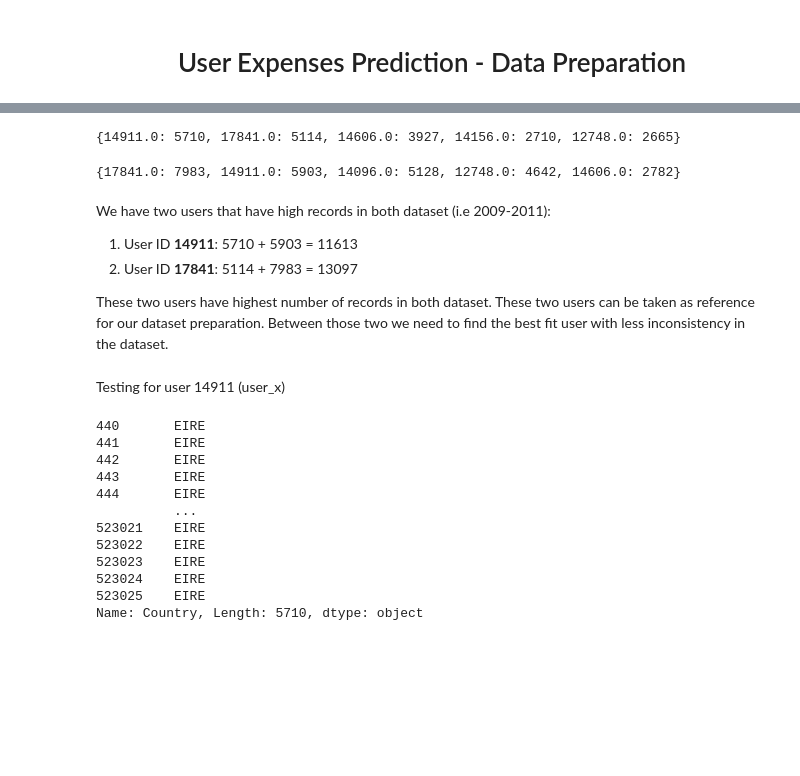
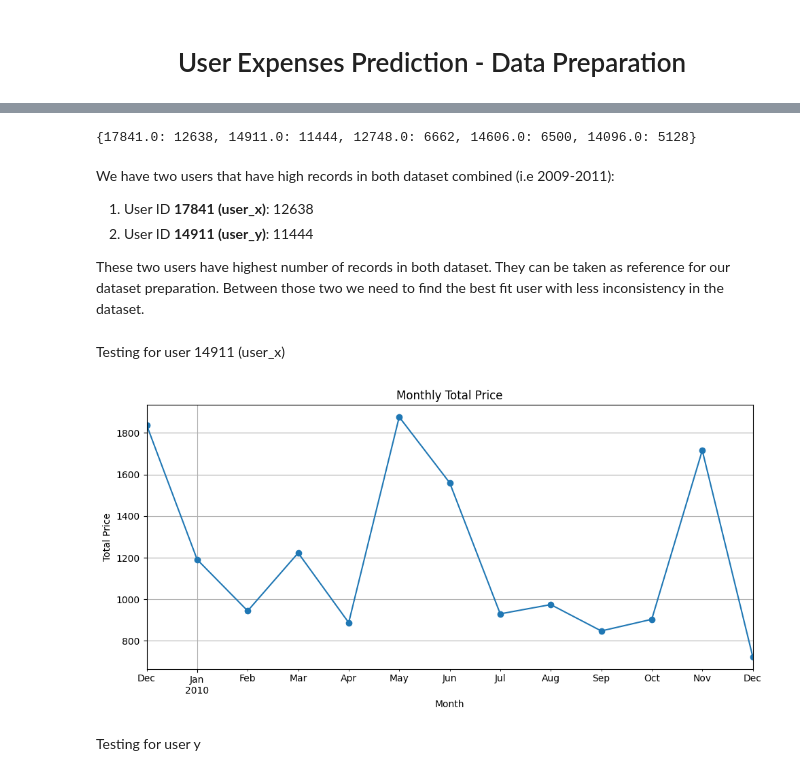
Before and after one commit to BipinNeupane/User-Expenses-Prediction, a Jupyter notebook: data_preprocessing_and_merging.ipynb, the cells around one changed output, grey strips where cells are left out. Cells and saved outputs as stored; diff of their text form; code cells hidden in the pictures; blank space fills up the shorter version.

Commit message:
Cleaned dataset for only one user

```diff
--- a/data_preprocessing_and_merging.ipynb
+++ b/data_preprocessing_and_merging.ipynb
@@ -6,4 +6,4 @@ import numpy as np
 # %%
 # Sheet has two tabs so we import both tabs
-df1 = pd.read_excel('dataset.xlsx', sheet_name=0)  # First sheet
-df2 = pd.read_excel('dataset.xlsx', sheet_name=1)  # Second sheet
+df1 = pd.read_excel('raw_dataset.xlsx', sheet_name=0)  # First sheet
+df2 = pd.read_excel('raw_dataset.xlsx', sheet_name=1)  # Second sheet
@@ -10,36 +49,31 @@ df2 = pd.read_excel('dataset.xlsx', sheet_name=1)  # Second sheet
 # %%
-mode_df1 = df1['Customer ID'].value_counts().to_dict()
-top_5_df1 = dict(list(mode_df1.items())[:5])
+mode_df = df['Customer ID'].value_counts().to_dict()
+top_5_df1 = dict(list(mode_df.items())[:5])
 print(top_5_df1)
 # %% [output]
-{14911.0: 5710, 17841.0: 5114, 14606.0: 3927, 14156.0: 2710, 12748.0: 2665}
+{17841.0: 12638, 14911.0: 11444, 12748.0: 6662, 14606.0: 6500, 14096.0: 5128}
-# %%
-mode_df2 = df2['Customer ID'].value_counts().to_dict()
-top_5_df2 = dict(list(mode_df2.items())[:5])
-print(top_5_df2)
-# %% [output]
-{17841.0: 7983, 14911.0: 5903, 14096.0: 5128, 12748.0: 4642, 14606.0: 2782}
 # %% [markdown]
-We have two users that have high records in both dataset (i.e 2009-2011):
-1. User ID <b>14911</b>: 5710 + 5903 = 11613
-2. User ID <b>17841</b>: 5114 + 7983 = 13097
+We have two users that have high records in both dataset combined (i.e 2009-2011):
+1. User ID <b>17841 (user_x)</b>: 12638
+2. User ID <b>14911 (user_y)</b>: 11444
 
-These two users have highest number of records in both dataset. These two users can be taken as reference for our dataset preparation. Between those two we need to find the best fit user with less inconsistency in the dataset.
+These two users have highest number of records in both dataset. They can be taken as reference for our dataset preparation. Between those two we need to find the best fit user with less inconsistency in the dataset.
 # %% [markdown]
 Testing for user 14911 (user_x)
 # %%
-user_x = df1[df1['Customer ID'] == 14911]
-user_x.set_index('InvoiceDate').sort_index()
+user_x = df1[df1['Customer ID'] == 17841]
+user_x.set_index('InvoiceDate',inplace=True)
+user_x.sort_index(inplace=True)
-# %% [output]
-440       EIRE
-441       EIRE
-442       EIRE
-443       EIRE
-444       EIRE
-          ...
-523021    EIRE
-523022    EIRE
-523023    EIRE
-523024    EIRE
-523025    EIRE
-Name: Country, Length: 5710, dtype: object
+# %%
+# Resample and sum monthly prices
+monthly_price = user_x['Price'].resample('ME').sum()
+monthly_price.plot(kind='line', marker='o', figsize=(10, 5), title='Monthly Total Price')
+plt.xlabel('Month')
+plt.ylabel('Total Price')
+plt.grid(True)
+plt.tight_layout()
+plt.show()
+# %% [output]
+[figure, added]
+# %% [markdown]
+Testing for user y
```
Also changed, not shown: parts of 12 cells of this notebook, 2 other files.
